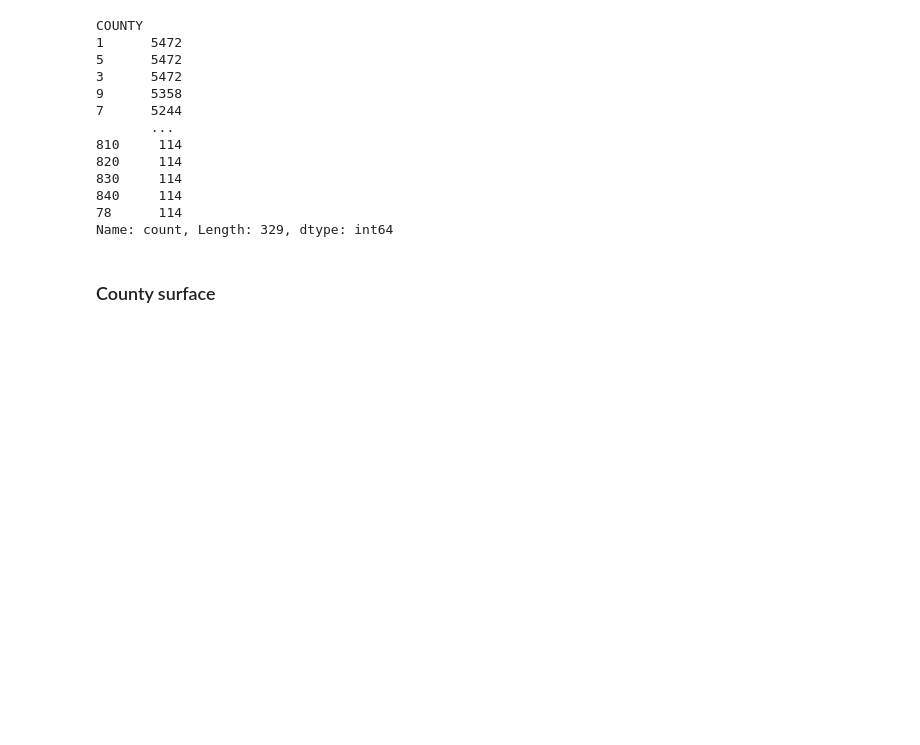
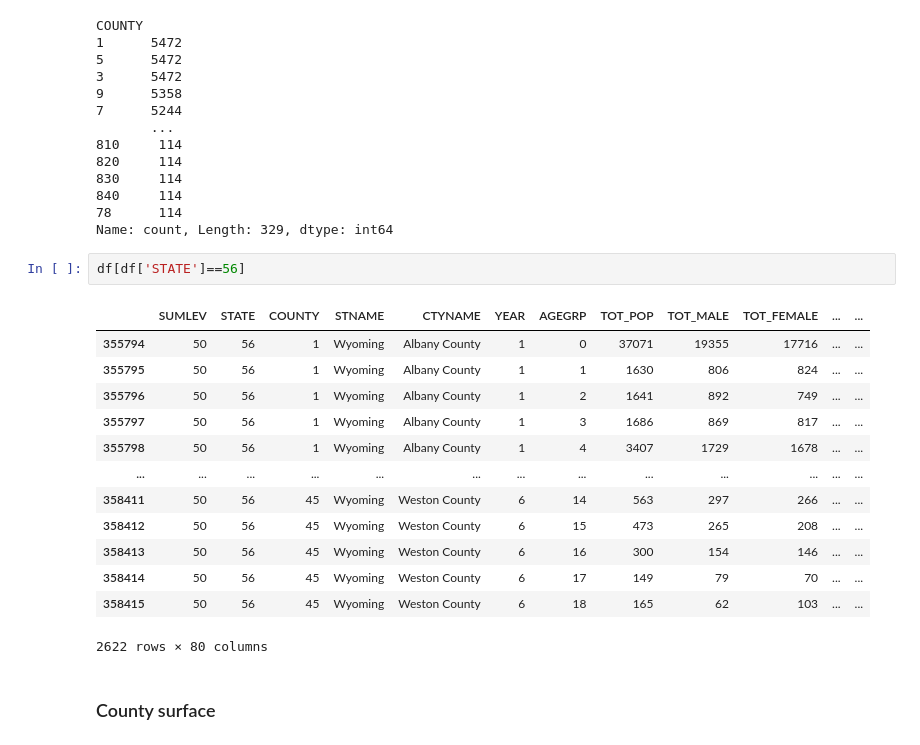
Before and after one commit to mattialodi0/progA3I, a Jupyter notebook: dataset_exploration/county_exploration.ipynb, the cells around one changed output. Drawn from its saved outputs; the diff is of its cells as text; blank space fills up the shorter version.

```diff
--- a/dataset_exploration/county_exploration.ipynb
+++ b/dataset_exploration/county_exploration.ipynb
@@ -98,6 +98,22 @@ COUNTY
 840     114
 78      114
 Name: count, Length: 329, dtype: int64
+# %%
+df[df['STATE']==56]
+# %% [output]
+|  | SUMLEV | STATE | COUNTY | STNAME | CTYNAME | YEAR | AGEGRP | TOT_POP | TOT_MALE | TOT_FEMALE | ... | ... |
+| 355794 | 50 | 56 | 1 | Wyoming | Albany County | 1 | 0 | 37071 | 19355 | 17716 | ... | ... |
+| 355795 | 50 | 56 | 1 | Wyoming | Albany County | 1 | 1 | 1630 | 806 | 824 | ... | ... |
+| 355796 | 50 | 56 | 1 | Wyoming | Albany County | 1 | 2 | 1641 | 892 | 749 | ... | ... |
+| 355797 | 50 | 56 | 1 | Wyoming | Albany County | 1 | 3 | 1686 | 869 | 817 | ... | ... |
+| 355798 | 50 | 56 | 1 | Wyoming | Albany County | 1 | 4 | 3407 | 1729 | 1678 | ... | ... |
+| ... | ... | ... | ... | ... | ... | ... | ... | ... | ... | ... | ... | ... |
+| 358411 | 50 | 56 | 45 | Wyoming | Weston County | 6 | 14 | 563 | 297 | 266 | ... | ... |
+| 358412 | 50 | 56 | 45 | Wyoming | Weston County | 6 | 15 | 473 | 265 | 208 | ... | ... |
+| 358413 | 50 | 56 | 45 | Wyoming | Weston County | 6 | 16 | 300 | 154 | 146 | ... | ... |
+| 358414 | 50 | 56 | 45 | Wyoming | Weston County | 6 | 17 | 149 | 79 | 70 | ... | ... |
+| 358415 | 50 | 56 | 45 | Wyoming | Weston County | 6 | 18 | 165 | 62 | 103 | ... | ... |
+2622 rows × 80 columns
 # %% [markdown]
 ### County surface
 # %%
```
Also changed, not shown: parts of 1 cell of this notebook, 1 other file.
